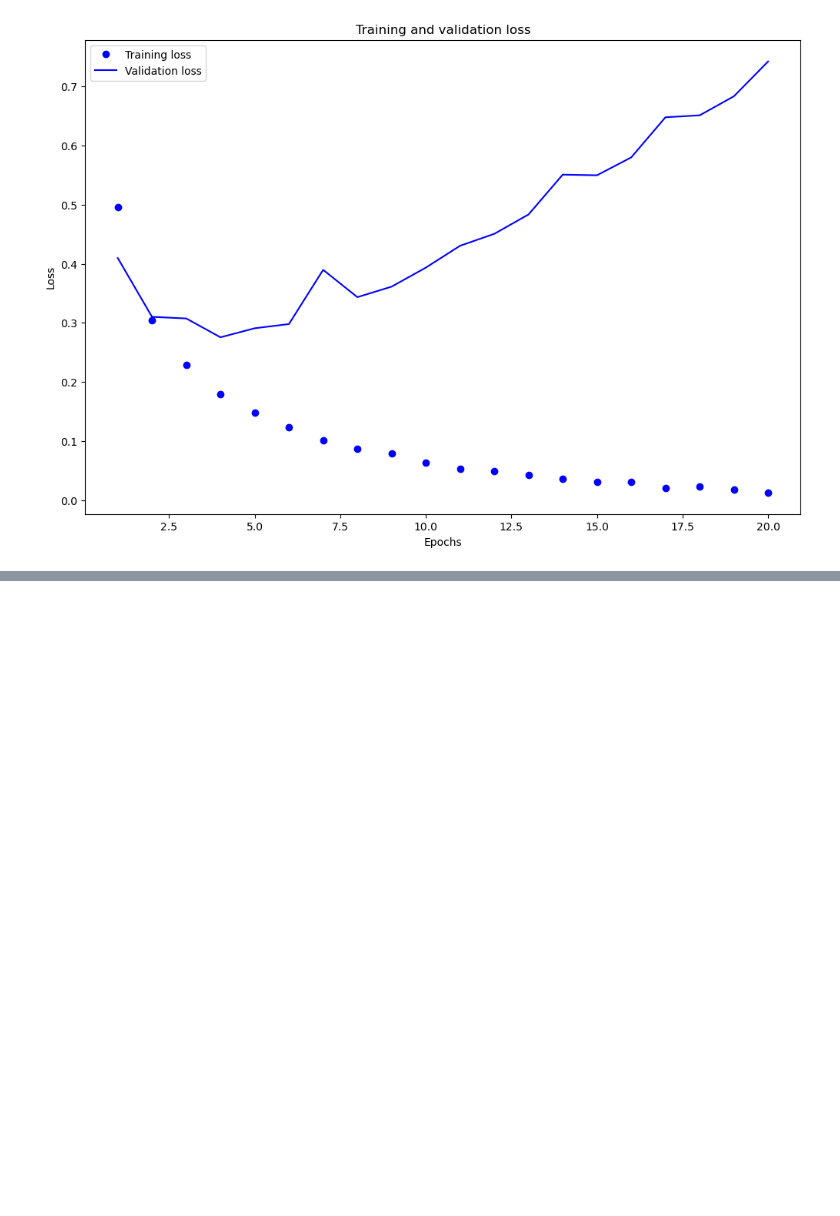
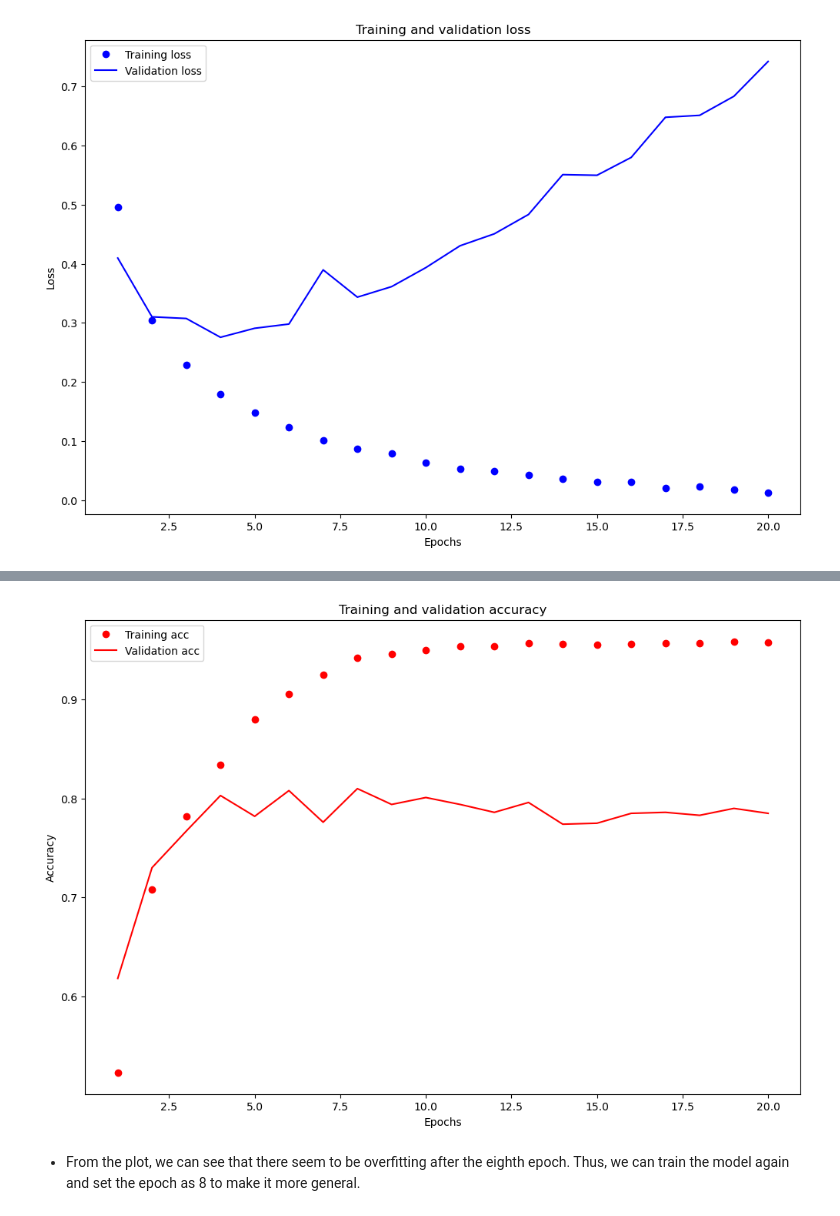
Before and after one commit to IvanLiuTW/code, a Jupyter notebook: build_neural_network.ipynb, the cells around one changed output, grey strips where cells are left out. Cells and saved outputs as stored; diff of their text form; code cells hidden in the pictures; blank space fills up the shorter version.

```diff
--- a/build_neural_network.ipynb
+++ b/build_neural_network.ipynb
@@ -208,0 +473,17 @@ ax.legend();
+# %%
+# Get loss values
+acc_values = history_dict['accuracy']
+val_acc_values = history_dict['val_accuracy']
+# Plot
+epochs = [i+1 for i in range(20)] # X label
+fix, ax = plt.subplots(figsize = (12, 8))
+ax.plot(epochs, acc_values, 'ro', label = 'Training acc')
+ax.plot(epochs, val_acc_values, 'r', label = 'Validation acc')
+ax.set_title('Training and validation accuracy')
+ax.set_xlabel('Epochs')
+ax.set_ylabel('Accuracy')
+ax.legend();
+# %% [output]
+[figure, added]
+# %% [markdown]
+* From the plot, we can see that there seem to be overfitting after the eighth epoch. Thus, we can train the model again and set the epoch as 8 to make it more general.
```
Also changed, not shown: parts of 67 cells of this notebook.
